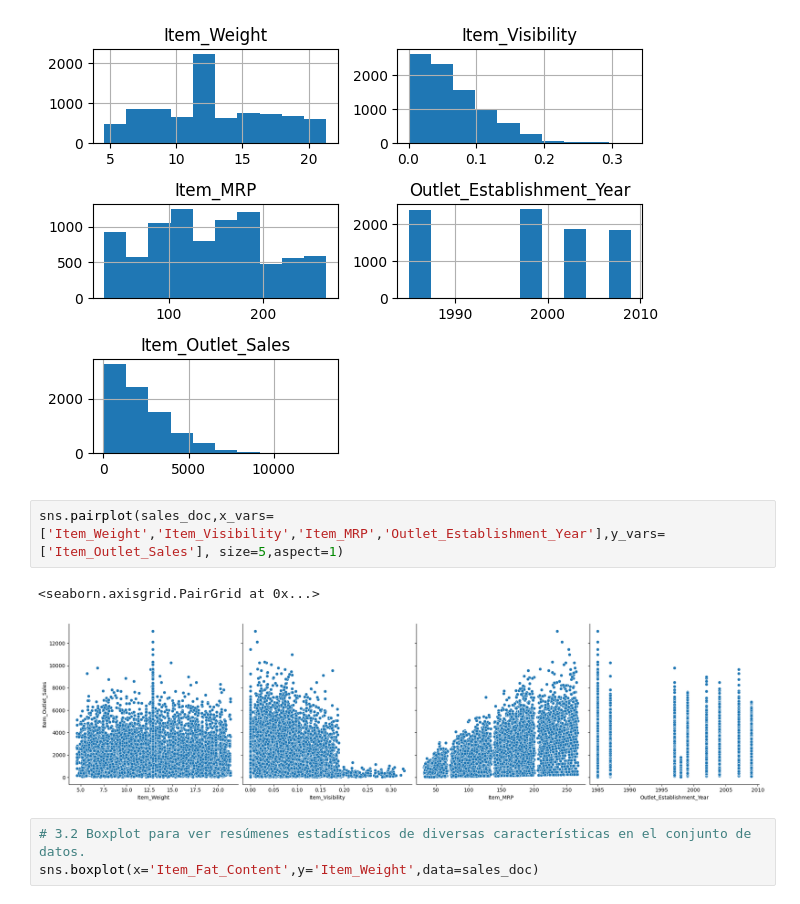
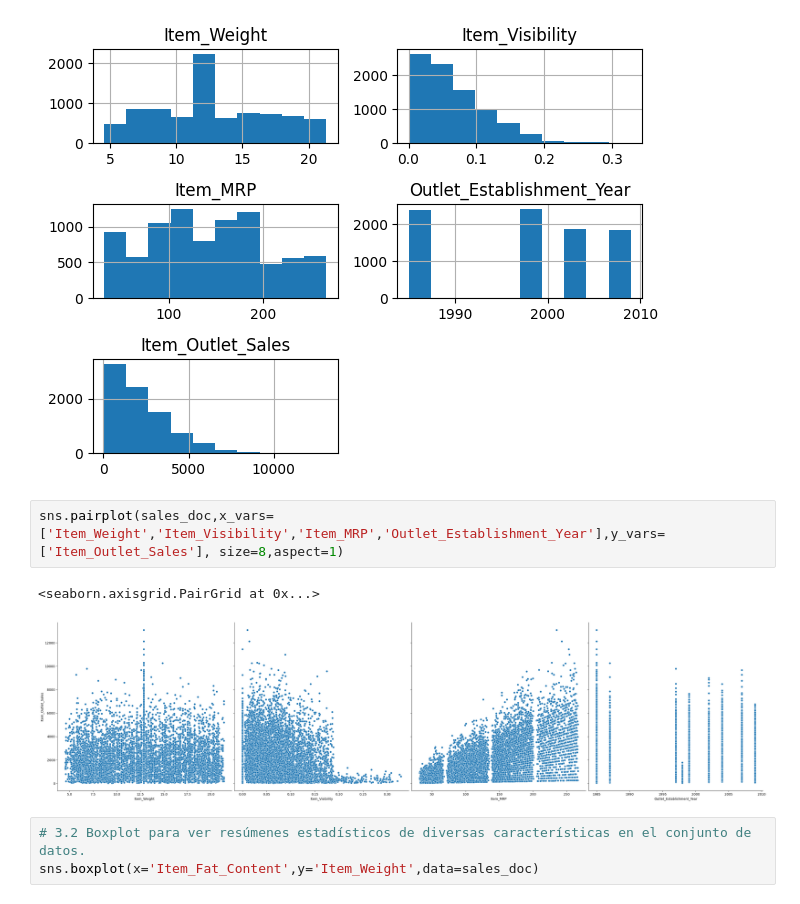
Before and after one commit to PatriciaReyesAv/Prediccion-de-ventas, a Jupyter notebook: Sales_predictions.ipynb, the cells around one changed output. Saved outputs shown, nothing was run; the diff lists cells and outputs as text.

```diff
--- a/Sales_predictions.ipynb
+++ b/Sales_predictions.ipynb
@@ -206,10 +206,10 @@ plt.tight_layout()
 # %% [output]
 [figure]
 # %%
-sns.pairplot(sales_doc,x_vars=['Item_Weight','Item_Visibility','Item_MRP','Outlet_Establishment_Year'],y_vars=['Item_Outlet_Sales'], size=5,aspect=1)
+sns.pairplot(sales_doc,x_vars=['Item_Weight','Item_Visibility','Item_MRP','Outlet_Establishment_Year'],y_vars=['Item_Outlet_Sales'], size=8,aspect=1)
 # %% [output]
 <seaborn.axisgrid.PairGrid at 0x...>
-[figure, old version]
+[figure, new version]
 # %%
 # 3.2 Boxplot para ver resúmenes estadísticos de diversas características en el conjunto de datos.
 sns.boxplot(x='Item_Fat_Content',y='Item_Weight',data=sales_doc)
```
Also changed, not shown: parts of 4 cells of this notebook.
